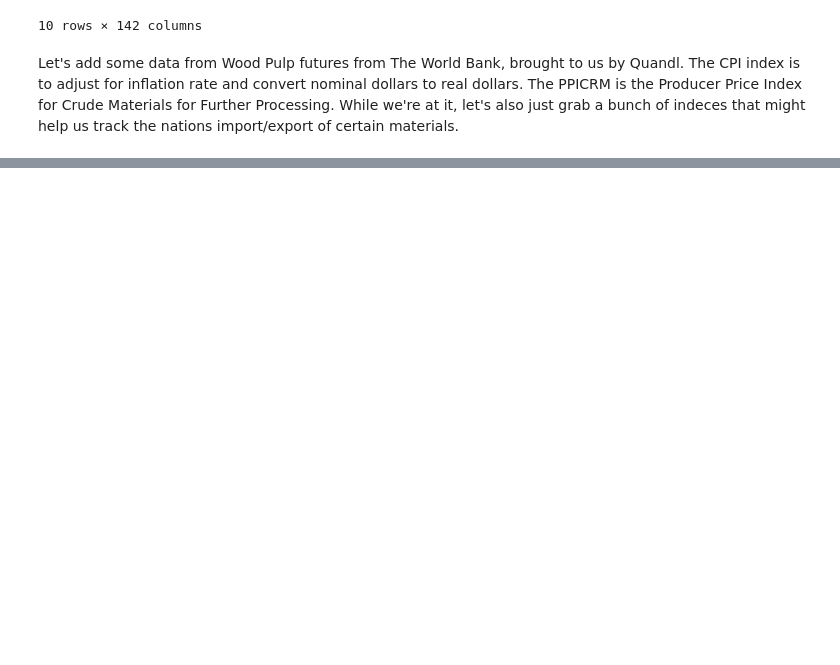
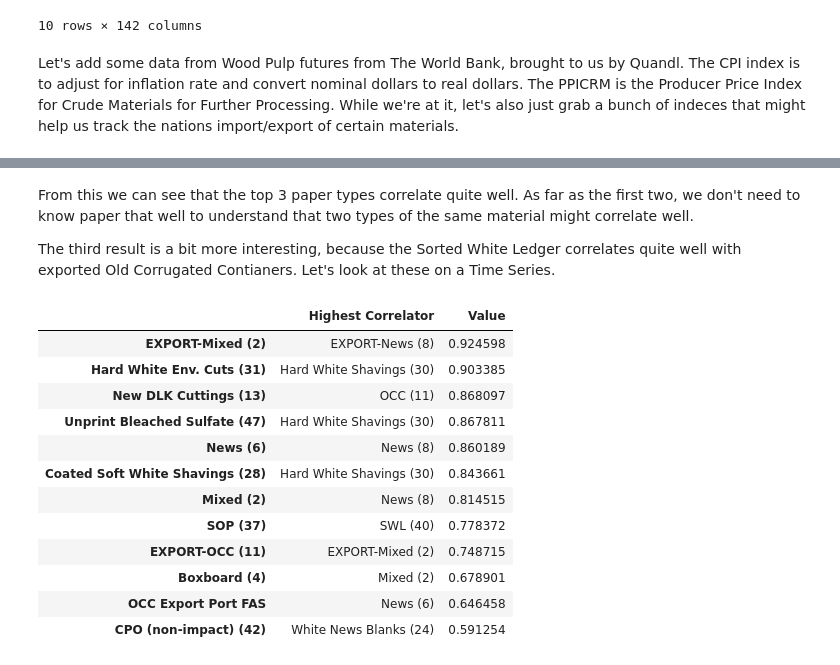
Before and after one commit to baronvonbadguy/cycle, a Jupyter notebook: Analysis.ipynb, the cells around one changed output, grey strips where cells are left out. Cells and saved outputs as stored; diff of their text form; code cells hidden in the pictures; blank space fills up the shorter version.

```diff
--- a/Analysis.ipynb
+++ b/Analysis.ipynb
@@ -345,0 +378,20 @@ actuals[[('Hard White Shavings (30)','Avg. Price'),
+# %% [markdown]
+From this we can see that the top 3 paper types correlate quite well.  As far as the first two, we don't need to know paper that well to understand that two types of the same material might correlate well.
+
+The third result is a bit more interesting, because the Sorted White Ledger correlates quite well with exported Old Corrugated Contianers. Let's look at these on a Time Series.
+# %%
+highest_correlators(vcorr)
+# %% [output]
+|  | Highest Correlator | Value |
+| EXPORT-Mixed (2) | EXPORT-News (8) | 0.924598 |
+| Hard White Env. Cuts (31) | Hard White Shavings (30) | 0.903385 |
+| New DLK Cuttings (13) | OCC (11) | 0.868097 |
+| Unprint Bleached Sulfate (47) | Hard White Shavings (30) | 0.867811 |
+| News (6) | News (8) | 0.860189 |
+| Coated Soft White Shavings (28) | Hard White Shavings (30) | 0.843661 |
+| Mixed (2) | News (8) | 0.814515 |
+| SOP (37) | SWL (40) | 0.778372 |
+| EXPORT-OCC (11) | EXPORT-Mixed (2) | 0.748715 |
+| Boxboard (4) | Mixed (2) | 0.678901 |
+| OCC Export Port FAS | News (6) | 0.646458 |
+| CPO (non-impact) (42) | White News Blanks (24) | 0.591254 |
```
Also changed, not shown: parts of 10 cells of this notebook.
